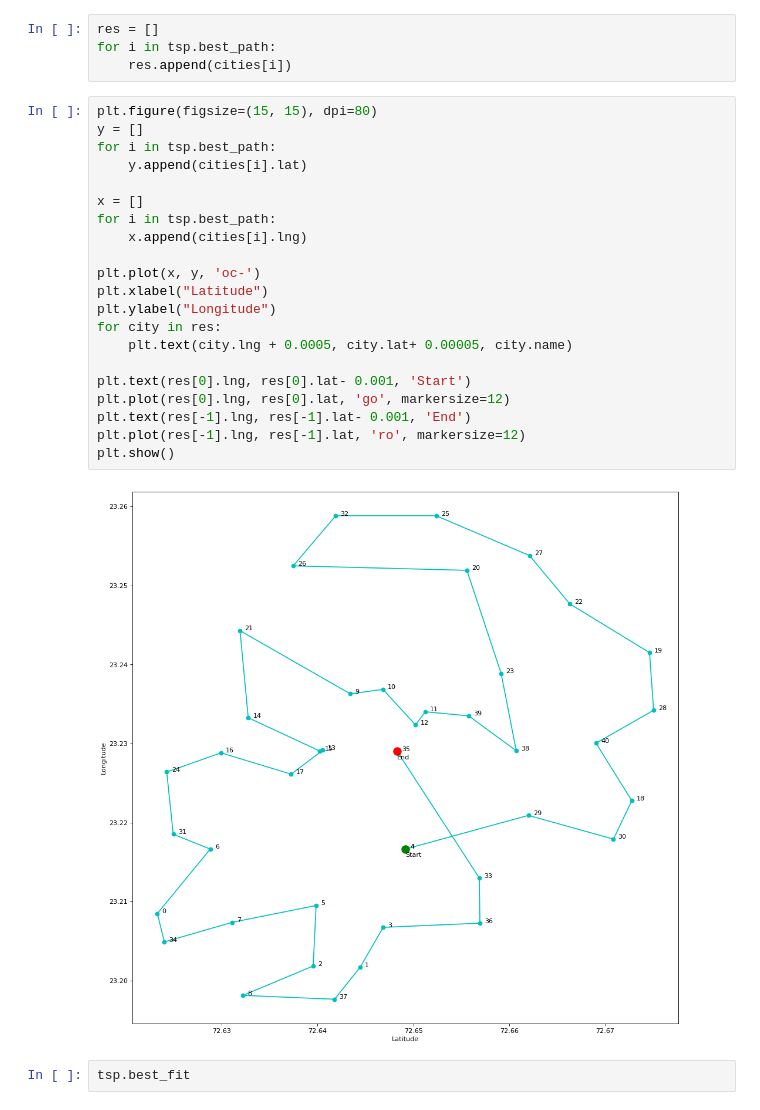
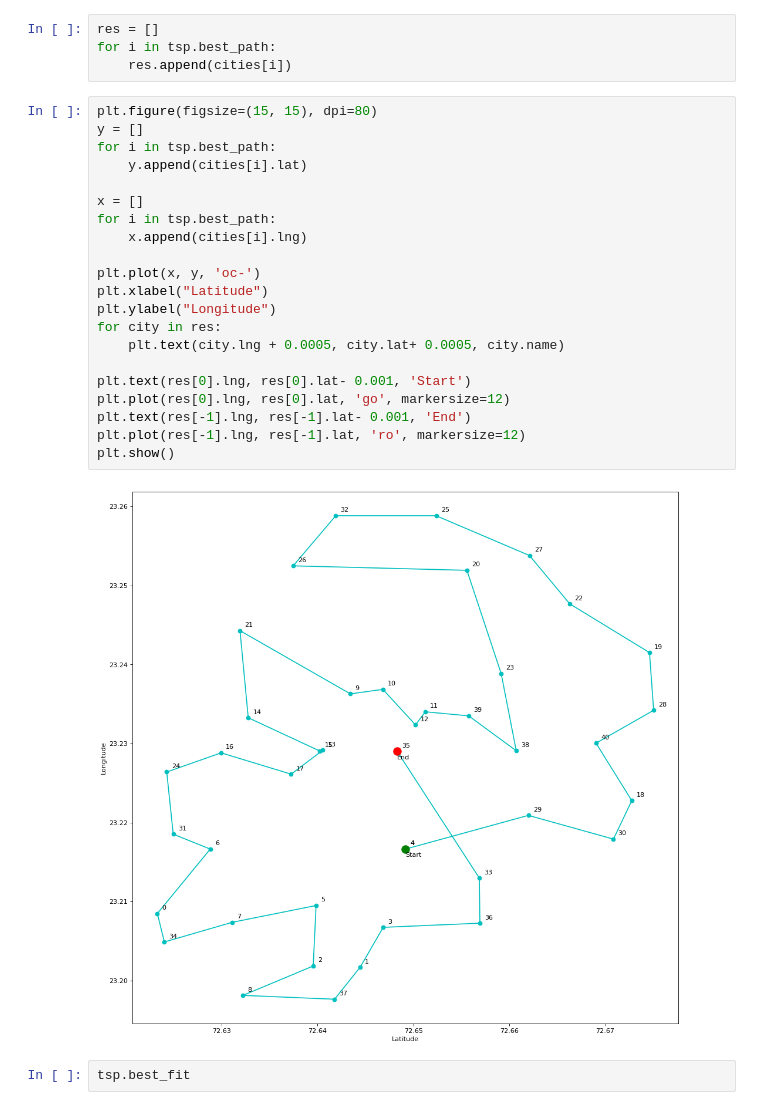
Before and after one commit to bhavin121/Ai-project, a Jupyter notebook: DeliveryOptimizer.ipynb, the cells around one changed output. Drawn from its saved outputs; the diff is of its cells as text.

```diff
--- a/DeliveryOptimizer.ipynb
+++ b/DeliveryOptimizer.ipynb
@@ -158,26 +166,26 @@ for i in tsp.best_path:
 # %%
 plt.figure(figsize=(15, 15), dpi=80)
 y = []
 for i in tsp.best_path:
     y.append(cities[i].lat)
 
 x = []
 for i in tsp.best_path:
     x.append(cities[i].lng)
 
 plt.plot(x, y, 'oc-')
 plt.xlabel("Latitude")
 plt.ylabel("Longitude")
 for city in res:
-    plt.text(city.lng + 0.0005, city.lat+ 0.00005, city.name)
+    plt.text(city.lng + 0.0005, city.lat+ 0.0005, city.name)
 
 plt.text(res[0].lng, res[0].lat- 0.001, 'Start')
 plt.plot(res[0].lng, res[0].lat, 'go', markersize=12)
 plt.text(res[-1].lng, res[-1].lat- 0.001, 'End')
 plt.plot(res[-1].lng, res[-1].lat, 'ro', markersize=12)
 plt.show()
 # %% [output]
-[figure, old version]
+[figure, new version]
 # %%
 tsp.best_fit
 # %% [output]
```
Also changed, not shown: parts of 3 cells of this notebook.
